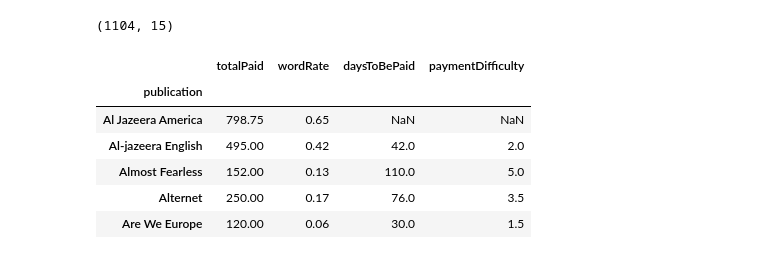
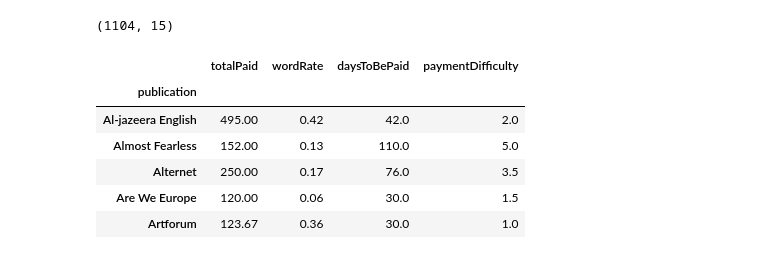
Before and after one commit to kmcelwee/WhoPaysWriters, a Jupyter notebook: Explore_Data.ipynb, the cells around one changed output. Saved outputs shown, nothing was run; the diff lists cells and outputs as text; code cells hidden in the pictures.

```diff
--- a/Explore_Data.ipynb
+++ b/Explore_Data.ipynb
@@ -406,17 +406,18 @@ df_hs.shape
 # %%
 df_hs.replace('>90', 110, inplace=True)
 df_hs.replace('Not Yet', np.nan, inplace=True)
 df_hs['daysToBePaid'] = df_hs['daysToBePaid'].astype(float)
 summary_df = df_hs.groupby('publication')['totalPaid', 'wordRate', 'daysToBePaid', 'paymentDifficulty'].median()
+summary_df.dropna(inplace=True)
 summary_df.head()
 # %% [output]
 |  | totalPaid | wordRate | daysToBePaid | paymentDifficulty |
 | publication |  |  |  |  |
-| Al Jazeera America | 798.75 | 0.65 | NaN | NaN |
 | Al-jazeera English | 495.00 | 0.42 | 42.0 | 2.0 |
 | Almost Fearless | 152.00 | 0.13 | 110.0 | 5.0 |
 | Alternet | 250.00 | 0.17 | 76.0 | 3.5 |
 | Are We Europe | 120.00 | 0.06 | 30.0 | 1.5 |
+| Artforum | 123.67 | 0.36 | 30.0 | 1.0 |
 # %%
 summary_df['rank_totalPaid'] = summary_df['totalPaid'].rank(ascending=False)
 summary_df['rank_wordRate'] = summary_df['wordRate'].rank(ascending=False)
```
Also changed, not shown: parts of 1 cell of this notebook, 1 other file.
